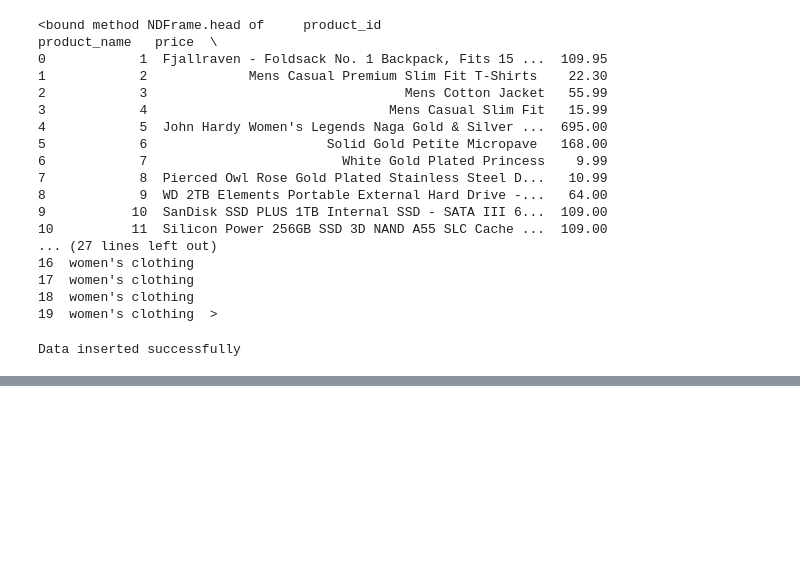
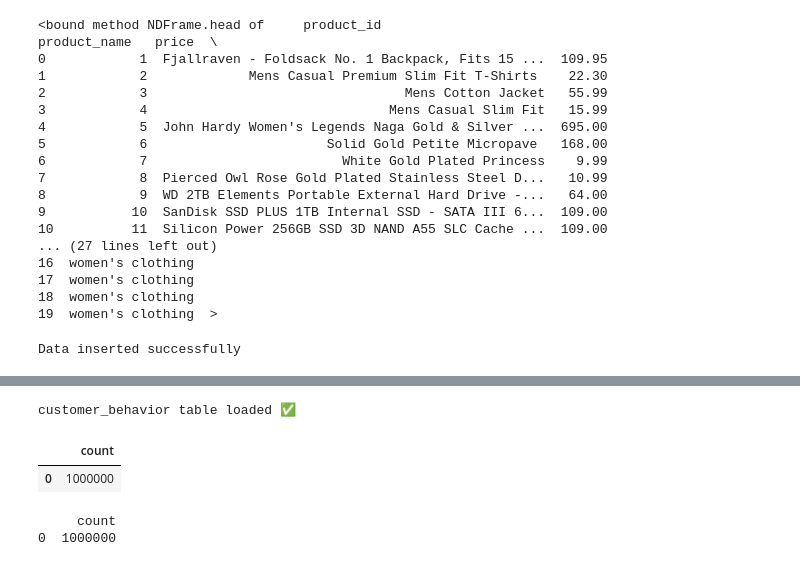
Before and after one commit to nandinisaitangella-tech/ecommerce_recommendation_project, a Jupyter notebook: notebooks/step1_load_data.ipynb, the cells around one changed output, grey strips where cells are left out. Saved outputs shown, nothing was run; the diff lists cells and outputs as text; code cells hidden in the pictures; blank space fills up the shorter version.

```diff
--- a/notebooks/step1_load_data.ipynb
+++ b/notebooks/step1_load_data.ipynb
@@ -437,0 +575,29 @@ Data inserted successfully
+# %%
+df_customers.to_sql(
+    "customer_behavior",
+    engine,
+    if_exists="replace",
+    index=False
+)
+
+print("customer_behavior table loaded ✅")
+# %% [output]
+customer_behavior table loaded ✅
+# %%
+pd.read_sql(
+    "SELECT COUNT(*) FROM customer_behavior",
+    engine
+)
+# %% [output]
+|  | count |
+| 0 | 1000000 |
+# %%
+count_df = pd.read_sql(
+    "SELECT COUNT(*) FROM customer_behavior",
+    engine
+)
+
+print(count_df)
+# %% [output]
+     count
+0  1000000
```
Also changed, not shown: parts of 19 cells of this notebook.
